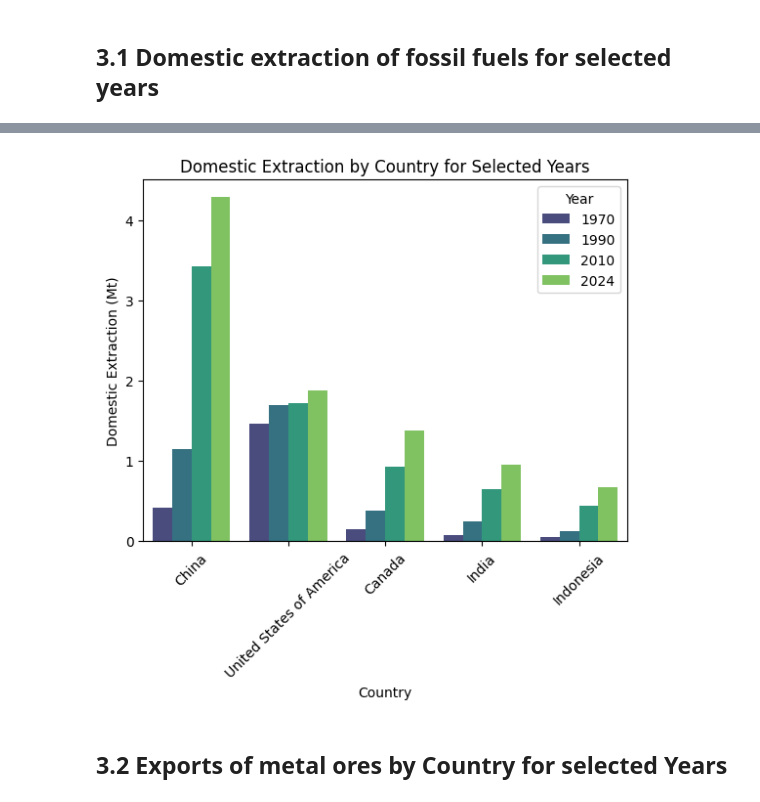
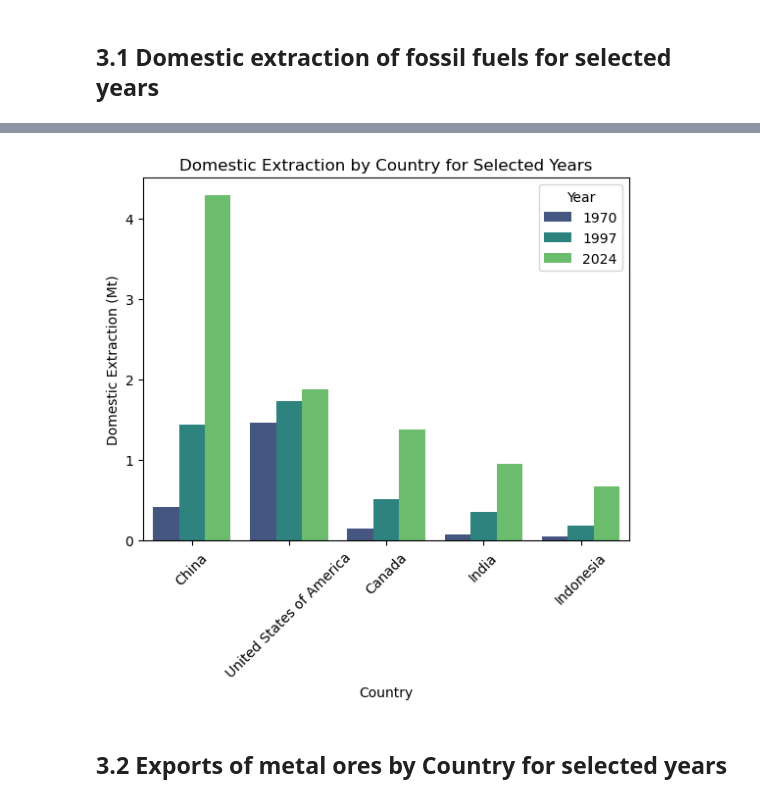
Before and after one commit to OrionFlame1/dataViz, a Jupyter notebook: Main.ipynb, the cells around one changed output, grey strips where cells are left out. Saved outputs shown, nothing was run; the diff lists cells and outputs as text; code cells hidden in the pictures.

Commit message:
removed unused code, improved plotting function

```diff
--- a/Main.ipynb
+++ b/Main.ipynb
@@ -95,5 +131,8 @@ array(['Biomass', 'Excavated earthen materials (including soil) nec',
        'Products from fossil fuels', 'Products from metals',
        'Products from non-metallic minerals',
        'Waste for final treatment and disposal'], dtype=object)
+# %%
+# global variable for storing the selected years
+YEARS = [y for y in range(1970, 2025, 27)]
 # %% [markdown]
 ## 3.1 Domestic extraction of fossil fuels for selected years
@@ -171,21 +139,4 @@ melted_data
 # %%
-plot = sb.barplot(
-    data=melted_data,
-    x="Country",
-    y="Value",
-    hue="Year",
-    palette="viridis"
-)
-
-plt.xticks(df_petroleum_extraction["Country"], rotation=45)
-plot.yaxis.offsetText.set_visible(False)
-
-plt.xlabel("Country")
-plt.ylabel(f"{FLOW_NAME} (Mt)")  # Use the flow unit from the data
-
-plt.title(f"{FLOW_NAME} by Country for Selected Years")
-plt.legend(title="Year")
-
-plt.show()
+plot_flow_category(df, flow = "Domestic Extraction", category = "Fossil fuels", years = YEARS, ylabel = "Domestic Extraction (Mt)")
 # %% [output]
-[figure, old version]
+[figure, new version]
@@ -237,2 +143,2 @@ def plot_flow_category(data, flow, category, years):
 # %% [markdown]
-## 3.2 Exports of metal ores by Country for selected Years
+## 3.2 Exports of metal ores by Country for selected years
```
Also changed, not shown: parts of 17 cells of this notebook.
